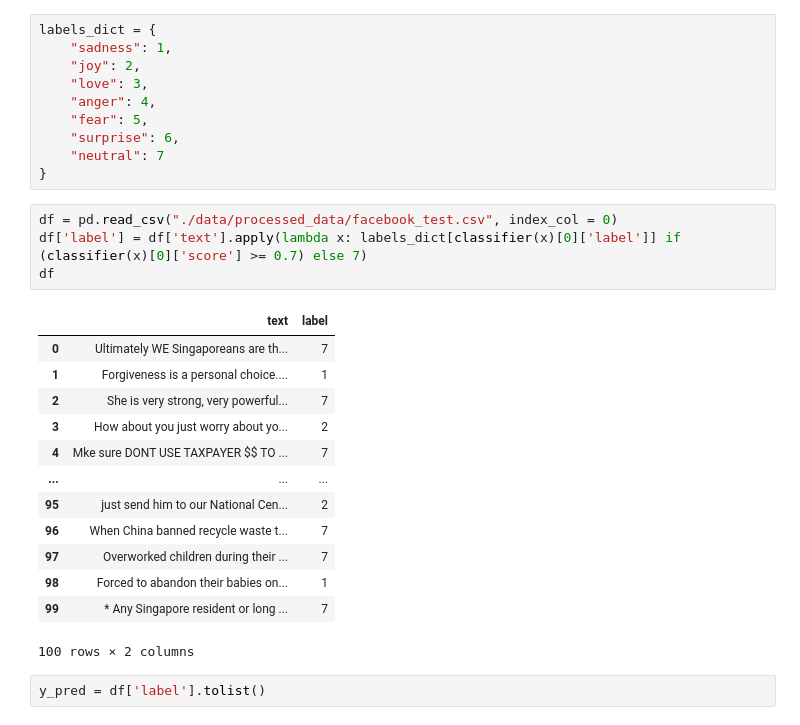
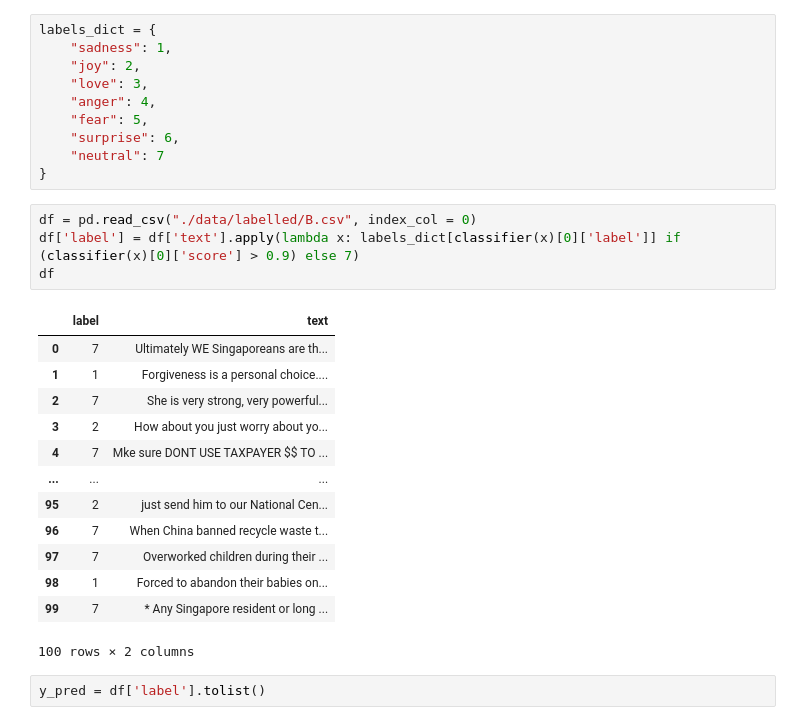
Before and after one commit to CJianYu98/SMT_Project_Experience, a Jupyter notebook: app/ml/sentiment_analysis/sentiment_analysis.ipynb, the cells around one changed output. Drawn from its saved outputs; the diff is of its cells as text.

```diff
--- a/app/ml/sentiment_analysis/sentiment_analysis.ipynb
+++ b/app/ml/sentiment_analysis/sentiment_analysis.ipynb
@@ -498,22 +754,22 @@ labels_dict = {
     "neutral": 7
 }
 # %%
-df = pd.read_csv("./data/processed_data/facebook_test.csv", index_col = 0)
-df['label'] = df['text'].apply(lambda x: labels_dict[classifier(x)[0]['label']] if (classifier(x)[0]['score'] >= 0.7) else 7)
+df = pd.read_csv("./data/labelled/B.csv", index_col = 0)
+df['label'] = df['text'].apply(lambda x: labels_dict[classifier(x)[0]['label']] if (classifier(x)[0]['score'] > 0.9) else 7)
 df
 # %% [output]
-|  | text | label |
-| 0 | Ultimately WE Singaporeans are th... | 7 |
-| 1 | Forgiveness is a personal choice.... | 1 |
-| 2 | She is very strong, very powerful... | 7 |
-| 3 | How about you just worry about yo... | 2 |
-| 4 | Mke sure DONT USE TAXPAYER $$ TO ... | 7 |
+|  | label | text |
+| 0 | 7 | Ultimately WE Singaporeans are th... |
+| 1 | 1 | Forgiveness is a personal choice.... |
+| 2 | 7 | She is very strong, very powerful... |
+| 3 | 2 | How about you just worry about yo... |
+| 4 | 7 | Mke sure DONT USE TAXPAYER $$ TO ... |
 | ... | ... | ... |
-| 95 | just send him to our National Cen... | 2 |
-| 96 | When China banned recycle waste t... | 7 |
-| 97 | Overworked children during their ... | 7 |
-| 98 | Forced to abandon their babies on... | 1 |
-| 99 | * Any Singapore resident or long ... | 7 |
+| 95 | 2 | just send him to our National Cen... |
+| 96 | 7 | When China banned recycle waste t... |
+| 97 | 7 | Overworked children during their ... |
+| 98 | 1 | Forced to abandon their babies on... |
+| 99 | 7 | * Any Singapore resident or long ... |
 100 rows × 2 columns
 # %%
 y_pred = df['label'].tolist()
```
Also changed, not shown: parts of 88 cells of this notebook, 3 other files.
